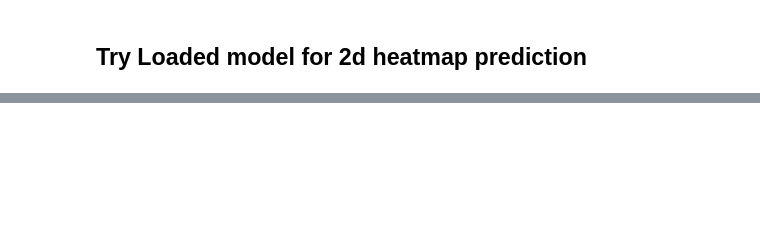
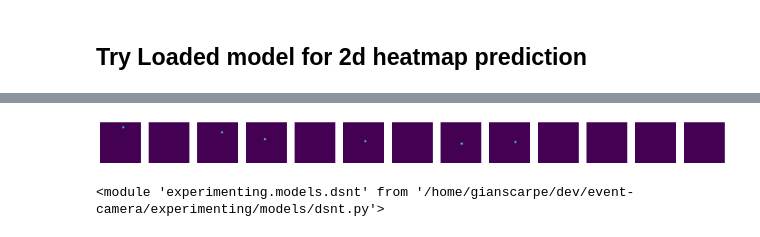
Before and after one commit to gianscarpe/event-based-monocular-hpe, a Jupyter notebook: notebooks/visualize_dhp3ddataset.ipynb, the cells around one changed output, grey strips where cells are left out. Drawn from its saved outputs; the diff is of its cells as text; code cells hidden in the pictures; blank space fills up the shorter version.

```diff
--- a/notebooks/visualize_dhp3ddataset.ipynb
+++ b/notebooks/visualize_dhp3ddataset.ipynb
@@ -92,3 +116,13 @@ def plot_2d(dvs_frame, sample_gt, sample_pred):
     plt.plot(sample_gt[:,1], sample_gt[:,0], '.', c='red', label='gt')
     plt.plot(sample_pred[:,1], sample_pred[:,0], '.', c='blue', label='pred')
     plt.legend()
+# %%
+display(preds[0].numpy())
+# %% [output]
+[figure, added]
+# %%
+import experimenting.models.dsnt as dsnt
+
+reload(dsnt)
+# %% [output]
+<module 'experimenting.models.dsnt' from '/home/gianscarpe/dev/event-camera/experimenting/models/dsnt.py'>
```
Also changed, not shown: parts of 40 cells of this notebook, 14 other files.
